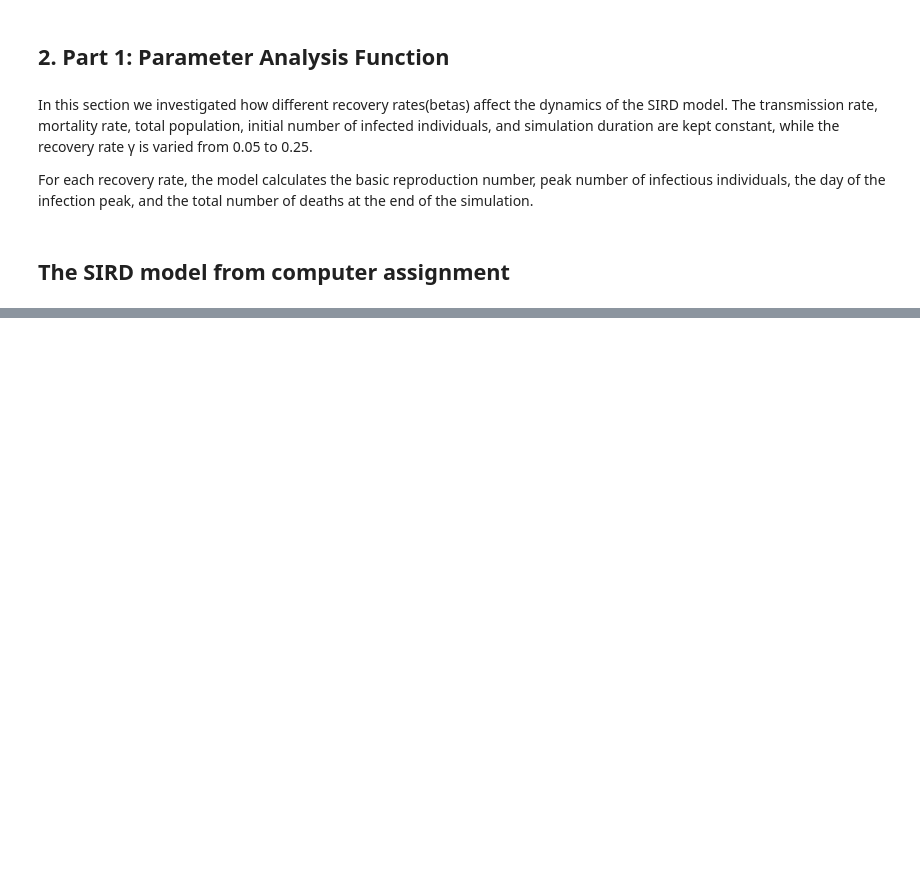
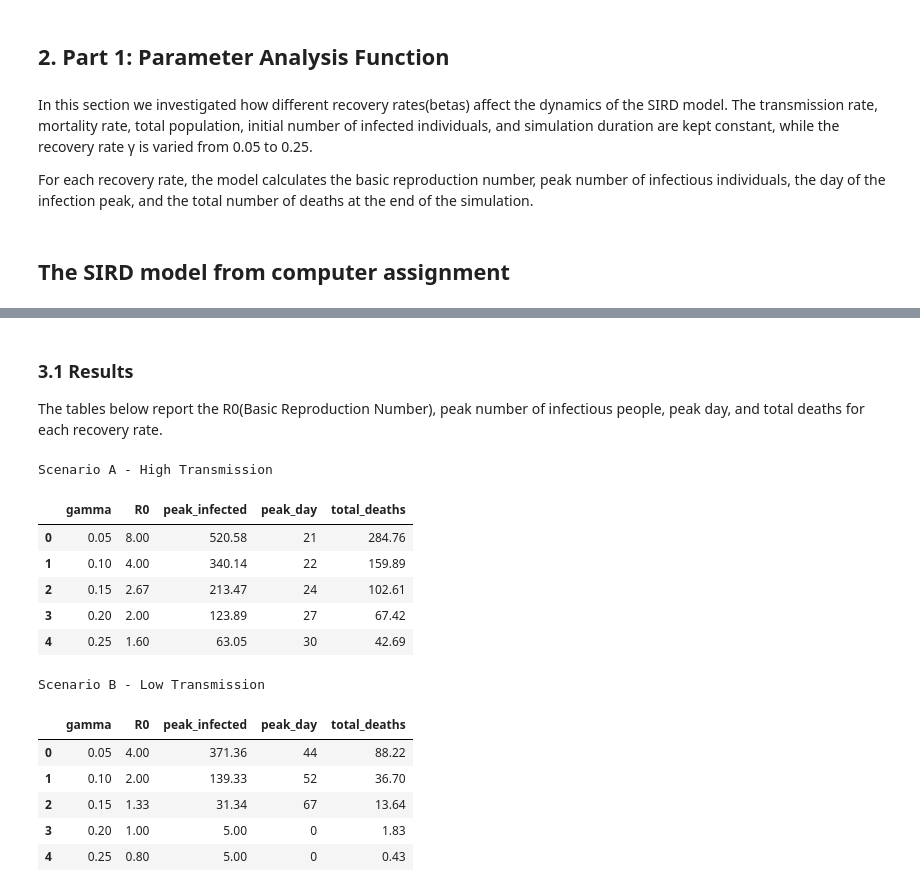
Before and after one commit to elenagos/assignmentsgroup5, a Jupyter notebook: assignment1/analysis.ipynb, the cells around one changed output, grey strips where cells are left out. Cells and saved outputs as stored; diff of their text form; code cells hidden in the pictures; blank space fills up the shorter version.

```diff
--- a/assignment1/analysis.ipynb
+++ b/assignment1/analysis.ipynb
@@ -165,0 +186,25 @@ results_df
+# %% [markdown]
+### 3.1 Results
+
+The tables below report the R0(Basic Reproduction Number), peak number of infectious people, peak day, and total deaths for each recovery rate.
+# %%
+print('Scenario A - High Transmission')
+display(scenario_a_results)
+
+print('Scenario B - Low Transmission')
+display(scenario_b_results)
+# %% [output]
+Scenario A - High Transmission
+|  | gamma | R0 | peak_infected | peak_day | total_deaths |
+| 0 | 0.05 | 8.00 | 520.58 | 21 | 284.76 |
+| 1 | 0.10 | 4.00 | 340.14 | 22 | 159.89 |
+| 2 | 0.15 | 2.67 | 213.47 | 24 | 102.61 |
+| 3 | 0.20 | 2.00 | 123.89 | 27 | 67.42 |
+| 4 | 0.25 | 1.60 | 63.05 | 30 | 42.69 |
+Scenario B - Low Transmission
+|  | gamma | R0 | peak_infected | peak_day | total_deaths |
+| 0 | 0.05 | 4.00 | 371.36 | 44 | 88.22 |
+| 1 | 0.10 | 2.00 | 139.33 | 52 | 36.70 |
+| 2 | 0.15 | 1.33 | 31.34 | 67 | 13.64 |
+| 3 | 0.20 | 1.00 | 5.00 | 0 | 1.83 |
+| 4 | 0.25 | 0.80 | 5.00 | 0 | 0.43 |
```
Also changed, not shown: parts of 10 cells of this notebook.
